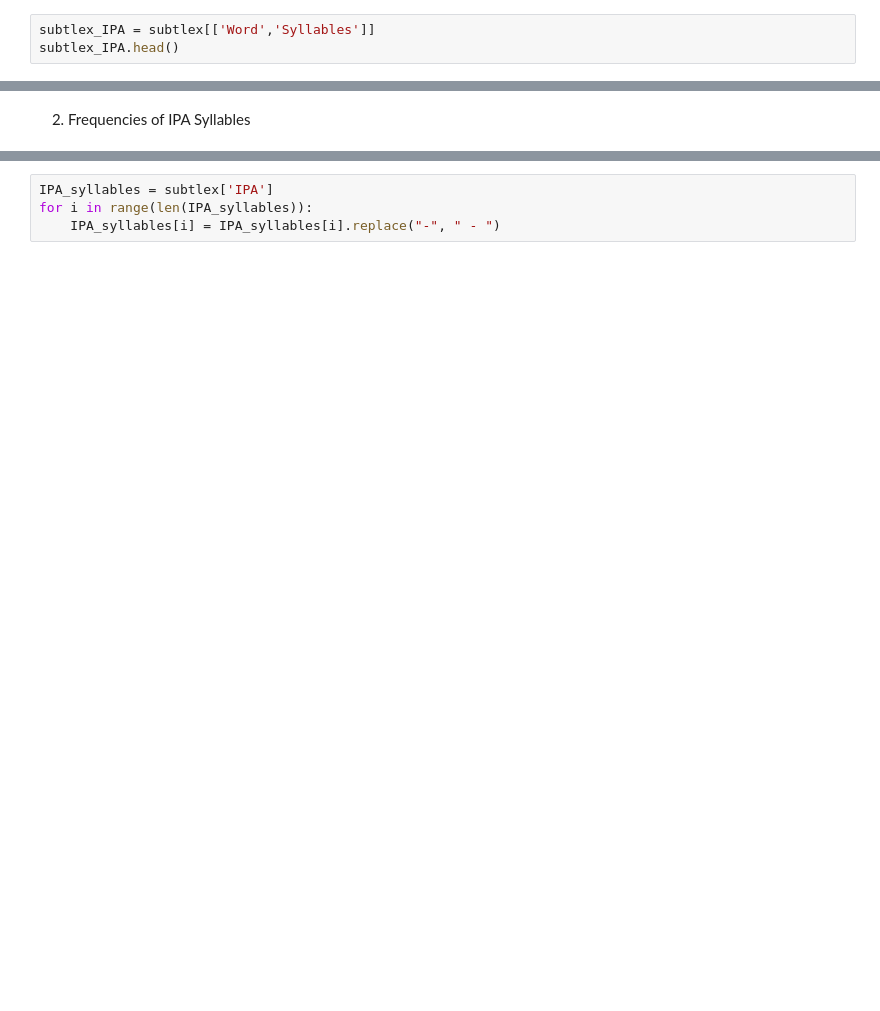
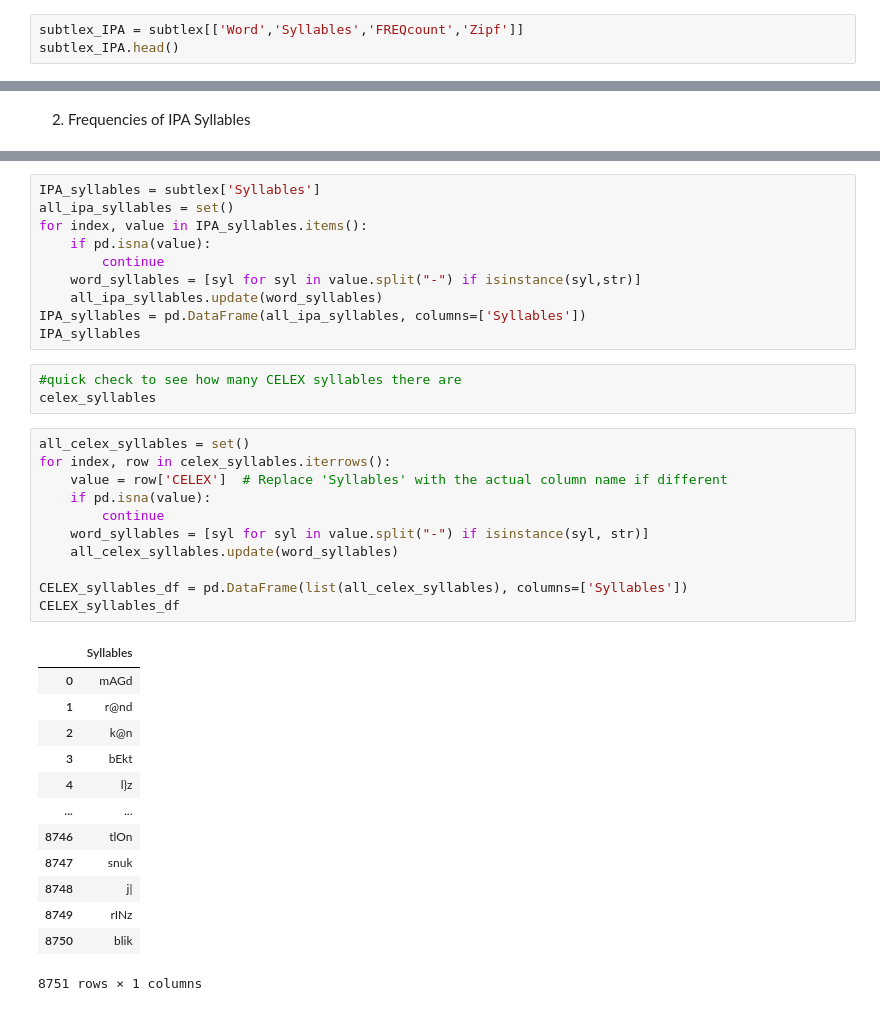
Before and after one commit to suneelbanerjee/MOUS_hierarchical-representations, a Jupyter notebook: celex_vs_IPA.ipynb, the cells around one changed output, grey strips where cells are left out. Cells and saved outputs as stored; diff of their text form; blank space fills up the shorter version.

```diff
--- a/celex_vs_IPA.ipynb
+++ b/celex_vs_IPA.ipynb
@@ -8,5 +8,5 @@ import numpy as np
 subtlex = pd.read_csv('/home/neel/Desktop/MOUS_hierarchical-representations/subtlex_v3_IPA_syllables.csv')
 subtlex
 # %%
-subtlex_IPA = subtlex[['Word','Syllables']]
+subtlex_IPA = subtlex[['Word','Syllables','FREQcount','Zipf']]
 subtlex_IPA.head()
@@ -201,4 +102,38 @@ subtlex
-# %%
-IPA_syllables = subtlex['IPA']
-for i in range(len(IPA_syllables)):
-    IPA_syllables[i] = IPA_syllables[i].replace("-", " - ")
+# %%
+IPA_syllables = subtlex['Syllables']
+all_ipa_syllables = set()
+for index, value in IPA_syllables.items():
+    if pd.isna(value):
+        continue
+    word_syllables = [syl for syl in value.split("-") if isinstance(syl,str)]
+    all_ipa_syllables.update(word_syllables)
+IPA_syllables = pd.DataFrame(all_ipa_syllables, columns=['Syllables'])
+IPA_syllables
+# %%
+#quick check to see how many CELEX syllables there are
+celex_syllables
+# %%
+all_celex_syllables = set()
+for index, row in celex_syllables.iterrows():
+    value = row['CELEX']  # Replace 'Syllables' with the actual column name if different
+    if pd.isna(value):
+        continue
+    word_syllables = [syl for syl in value.split("-") if isinstance(syl, str)]
+    all_celex_syllables.update(word_syllables)
+
+CELEX_syllables_df = pd.DataFrame(list(all_celex_syllables), columns=['Syllables'])
+CELEX_syllables_df
+# %% [output]
+|  | Syllables |
+| 0 | mAGd |
+| 1 | r@nd |
+| 2 | k@n |
+| 3 | bEkt |
+| 4 | l}z |
+| ... | ... |
+| 8746 | tlOn |
+| 8747 | snuk |
+| 8748 | j| |
+| 8749 | rINz |
+| 8750 | blik |
+8751 rows × 1 columns
```
Also changed, not shown: parts of 23 cells of this notebook, 5 other files.
